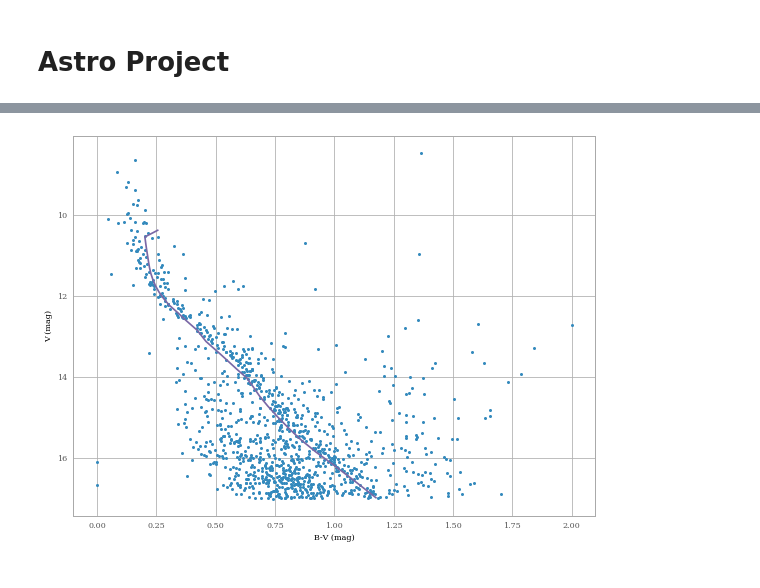
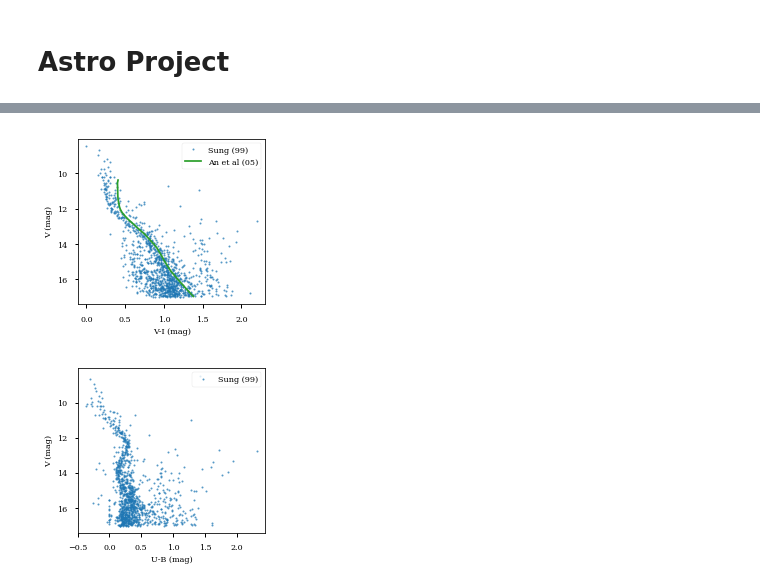
Before and after one commit to mileslucas/JupyterNotebooks, a Jupyter notebook: astro project/astro_project.ipynb, the cells around one changed output, grey strips where cells are left out. Drawn from its saved outputs; the diff is of its cells as text; code cells hidden in the pictures.

Commit message:
tweaked with fits in astro project

```diff
--- a/astro project/astro_project.ipynb
+++ b/astro project/astro_project.ipynb
@@ -8,21 +8,20 @@ import pandas as pd
 import matplotlib as mpl
 import matplotlib.pyplot as plt
 from astropy.io import fits
-from astropy.visualization import astropy_mpl_style
 
 
 %matplotlib inline
-plt.style.use(astropy_mpl_style)
-# width = 3.404
-# height = width * 1
-# params = {
-#     'xtick.labelsize':8,
-#     'ytick.labelsize':8,
-#     'axes.labelsize':8,
-#     'legend.fontsize':8,
-#     'font.family':'serif',
-# }
-# mpl.rcParams.update(params)
+plt.style.use('seaborn-notebook')
+width = 3.404
+height = width * .9
+params = {
+    'xtick.labelsize':8,
+    'ytick.labelsize':8,
+    'axes.labelsize':8,
+    'legend.fontsize':8,
+    'font.family':'serif',
+}
+mpl.rcParams.update(params)
 # %%
 # Get data
 try:
@@ -35,17 +75,32 @@ isochrone = pd.DataFrame(hdulist[3].data)
+# %%
+plt.plot('V-I', 'Vmag', 'o', ms=2, data=data, alpha=0.75, label='Sung (99)')
+plt.gca().invert_yaxis()
+plt.xlabel('V-I (mag)')
+plt.ylabel('V (mag)')
+plt.legend(loc='best')
+
+plt.gcf().set_size_inches(width, height)
+plt.tight_layout()
+plt.gcf().savefig('figs/v-i.pdf')
+
+
+plt.plot(isochrone['V-I(cor)'], isochrone['V'].where(mask), 'C2', label='An et al (05)')
+plt.legend(loc='best')
+
+plt.gcf().set_size_inches(width, height)
+plt.tight_layout()
+plt.gcf().savefig('figs/v-iISO.pdf')
+# %% [output]
+[figure, added]
 # %%
-isochrone['V'] = isochrone['Mv']+9.6+.255*3.086
-isochrone['B-V(cor)'] = isochrone['B-V']+.255
-mask = isochrone['V'] < max(data['Vmag'])
+plt.plot('U-B', 'Vmag', 'o', ms=2, data=data, alpha=0.75, label='Sung (99)')
+plt.gca().invert_yaxis()
+plt.xlabel('U-B (mag)')
+plt.ylabel('V (mag)')
+plt.legend(loc='best')
 
-plt.plot(data['B-V'], data['Vmag'], 'o', ms=2)
-plt.plot(isochrone['B-V(cor)'], isochrone['V'].where(mask), 'C1')
-plt.gca().invert_yaxis()
-plt.xlabel('B-V (mag)')
-plt.ylabel('V (mag)')
-
-
-# plt.gcf().set_size_inches(width, height)
+plt.gcf().set_size_inches(width, height)
 plt.tight_layout()
-plt.gcf().savefig('figs/b-v.pdf')
+plt.gcf().savefig('figs/u-b.pdf')
 # %% [output]
-[figure, old version]
+[figure, new version]
```
Also changed, not shown: parts of 6 cells of this notebook, 3 other files.
